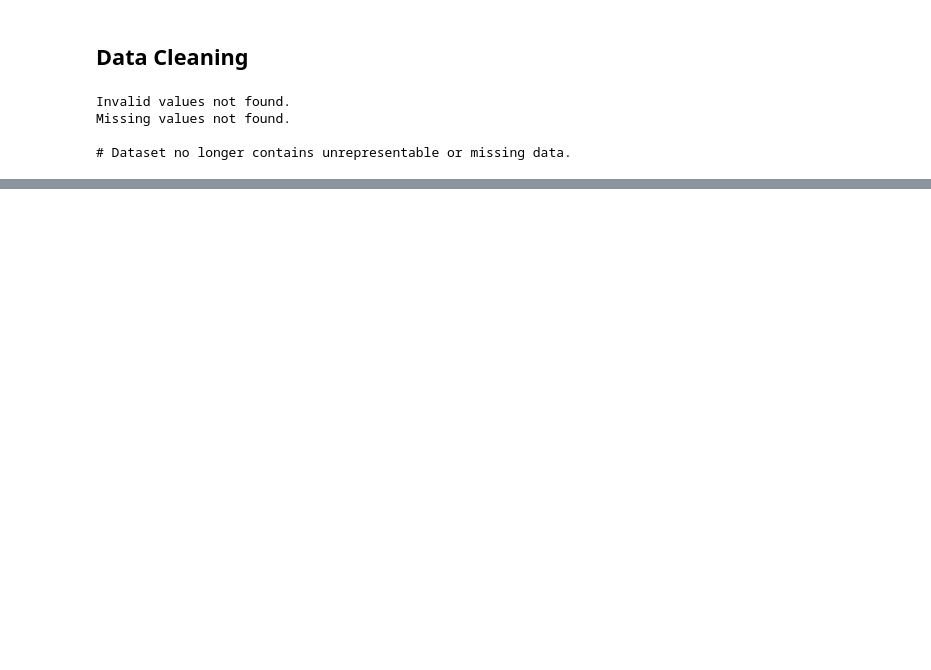
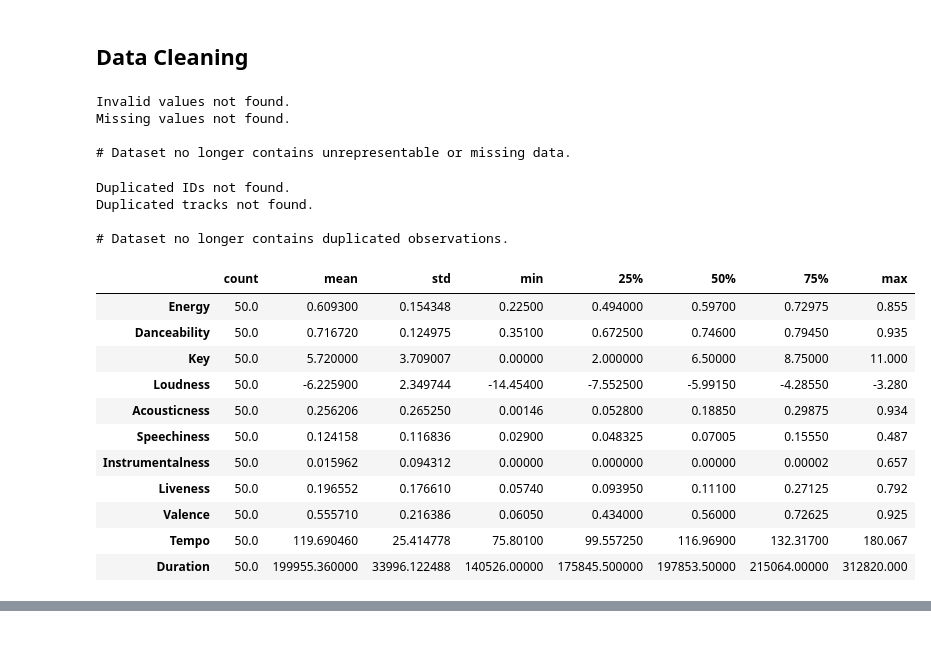
Before and after one commit to 2HO4/SpotifySongs, a Jupyter notebook: EDA_SpotifyTopTracks.ipynb, the cells around one changed output, grey strips where cells are left out. Saved outputs shown, nothing was run; the diff lists cells and outputs as text; code cells hidden in the pictures; blank space fills up the shorter version.

```diff
--- a/EDA_SpotifyTopTracks.ipynb
+++ b/EDA_SpotifyTopTracks.ipynb
@@ -137,19 +138,30 @@ Missing values not found.
 # REMOVING DUPLICATE SAMPLES & FEATURES
 
 # Remove duplicated IDs
-uniqueIDs = DATA.index.unique()
+IDs = DATA.index.get_level_values(1)
 
-if uniqueIDs.size != DATA.shape[0]:
-    duplicatedIDs = DATA.index.duplicated()
+if IDs.unique().size != DATA.shape[0]:
+    duplicatedIDs = IDs.duplicated()
     print('Duplicated IDs:', ', '.join(DATA[duplicatedIDs]))
     DATA = DATA[~duplicatedIDs]
+
+else:
+    print('Duplicated IDs not found.')
 
 # Remove duplicated tracks
 uniqueTracks = DATA['Title'].unique()
 
 if uniqueTracks.size != DATA.shape[0]:
     print('Duplicated Tracks:', ', '.join(DATA['Title'].duplicated()))
-    DATA.drop_duplicates(subset=('Track'), inplace=True)
+    DATA.drop_duplicates(subset='Track', inplace=True)
+
+else:
+    print('Duplicated tracks not found.')
 
 
 print('\n# Dataset no longer contains duplicated observations.')
+# %% [output]
+Duplicated IDs not found.
+Duplicated tracks not found.
+
+# Dataset no longer contains duplicated observations.
@@ -159,0 +168,18 @@ print('\n# Dataset no longer contains duplicated observations.')
+# %%
+# TREATING OUTLIERS
+
+# Descriptive statistics of the data
+DATA.describe().T
+# %% [output]
+|  | count | mean | std | min | 25% | 50% | 75% | max |
+| Energy | 50.0 | 0.609300 | 0.154348 | 0.22500 | 0.494000 | 0.59700 | 0.72975 | 0.855 |
+| Danceability | 50.0 | 0.716720 | 0.124975 | 0.35100 | 0.672500 | 0.74600 | 0.79450 | 0.935 |
+| Key | 50.0 | 5.720000 | 3.709007 | 0.00000 | 2.000000 | 6.50000 | 8.75000 | 11.000 |
+| Loudness | 50.0 | -6.225900 | 2.349744 | -14.45400 | -7.552500 | -5.99150 | -4.28550 | -3.280 |
+| Acousticness | 50.0 | 0.256206 | 0.265250 | 0.00146 | 0.052800 | 0.18850 | 0.29875 | 0.934 |
+| Speechiness | 50.0 | 0.124158 | 0.116836 | 0.02900 | 0.048325 | 0.07005 | 0.15550 | 0.487 |
+| Instrumentalness | 50.0 | 0.015962 | 0.094312 | 0.00000 | 0.000000 | 0.00000 | 0.00002 | 0.657 |
+| Liveness | 50.0 | 0.196552 | 0.176610 | 0.05740 | 0.093950 | 0.11100 | 0.27125 | 0.792 |
+| Valence | 50.0 | 0.555710 | 0.216386 | 0.06050 | 0.434000 | 0.56000 | 0.72625 | 0.925 |
+| Tempo | 50.0 | 119.690460 | 25.414778 | 75.80100 | 99.557250 | 116.96900 | 132.31700 | 180.067 |
+| Duration | 50.0 | 199955.360000 | 33996.122488 | 140526.00000 | 175845.500000 | 197853.50000 | 215064.00000 | 312820.000 |
```
Also changed, not shown: parts of 8 cells of this notebook.
